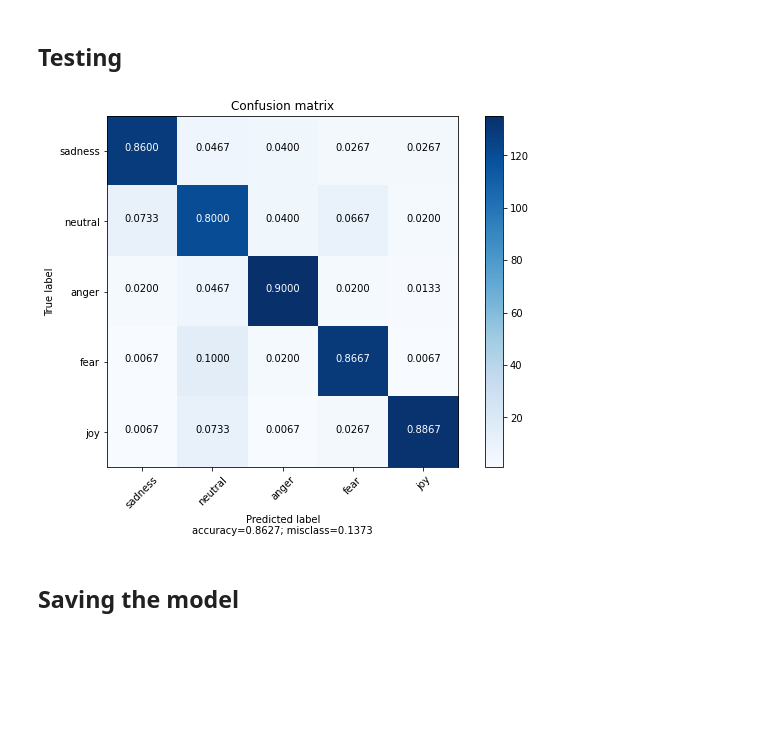
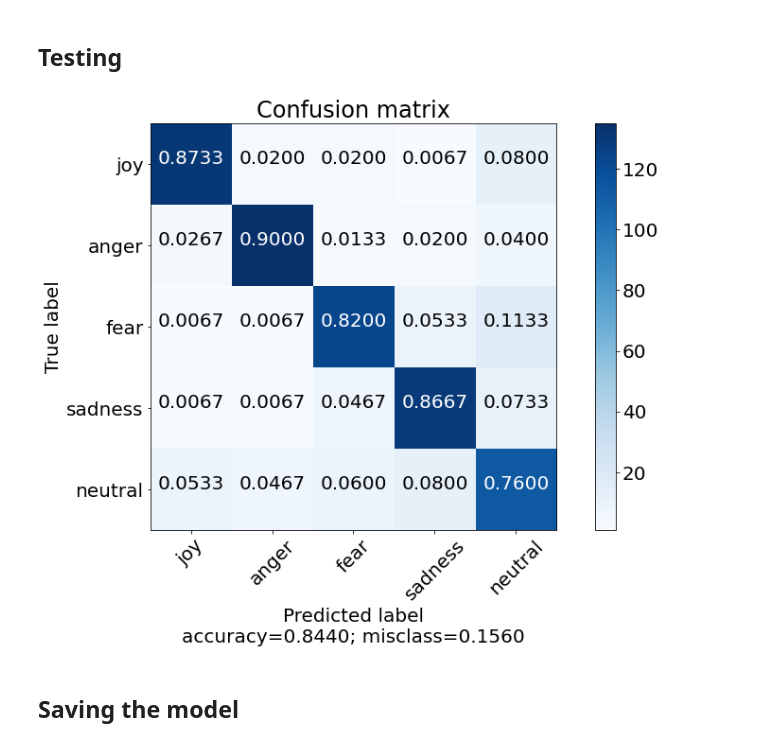
Before and after one commit to alexalbu98/Emotion-Detection-From-Tweets-Using-BERT-and-SVM-Ensemble-Model, a Jupyter notebook: SVM.ipynb, the cells around one changed output. Cells and saved outputs as stored; diff of their text form; code cells hidden in the pictures; blank space fills up the shorter version.

```diff
--- a/SVM.ipynb
+++ b/SVM.ipynb
@@ -97,3 +96,5 @@ labels
+# %%
+labels = ['joy', 'anger', 'fear', 'sadness', 'neutral']
 # %% [markdown]
 # Useful functions
 # %%
@@ -108,8 +109,9 @@ def plot_confusion_matrix(cm,
     if cmap is None:
         cmap = plt.get_cmap('Blues')
 
-    plt.figure(figsize=(8, 6))
+    plt.figure(figsize=(12, 8))
     plt.imshow(cm, interpolation='nearest', cmap=cmap)
+    plt.rcParams.update({'font.size': 20})
     plt.title(title)
     plt.colorbar()
 
@@ -407,7 +380,7 @@ class SVM_model:
       labels  = list(self._encoder.inverse_transform(np.argmax(proba, axis=1)))
       return labels
 # %%
-svm_cls = SVM_model(svm_model, label_encoder, emodict, stop_words, vectorizer)
+svm_cls = SVM_model(svm_model, label_encoder, stop_words, vectorizer)
 # %%
 predictions = svm_cls.detect_emotions_with_labels(val_texts)
 acc = accuracy_score(val_labels, predictions)
@@ -419,7 +392,7 @@ acc
 # %%
 preds = svm_cls.detect_emotions_with_labels(test_texts)
 # %%
-cm = confusion_matrix(test_labels, preds, labels)
+cm = confusion_matrix(test_labels, preds, labels=labels)
 plot_confusion_matrix(cm, labels)
 # %% [output]
-[figure, old version]
+[figure, new version]
```
Also changed, not shown: parts of 23 cells of this notebook, 1 other file.
